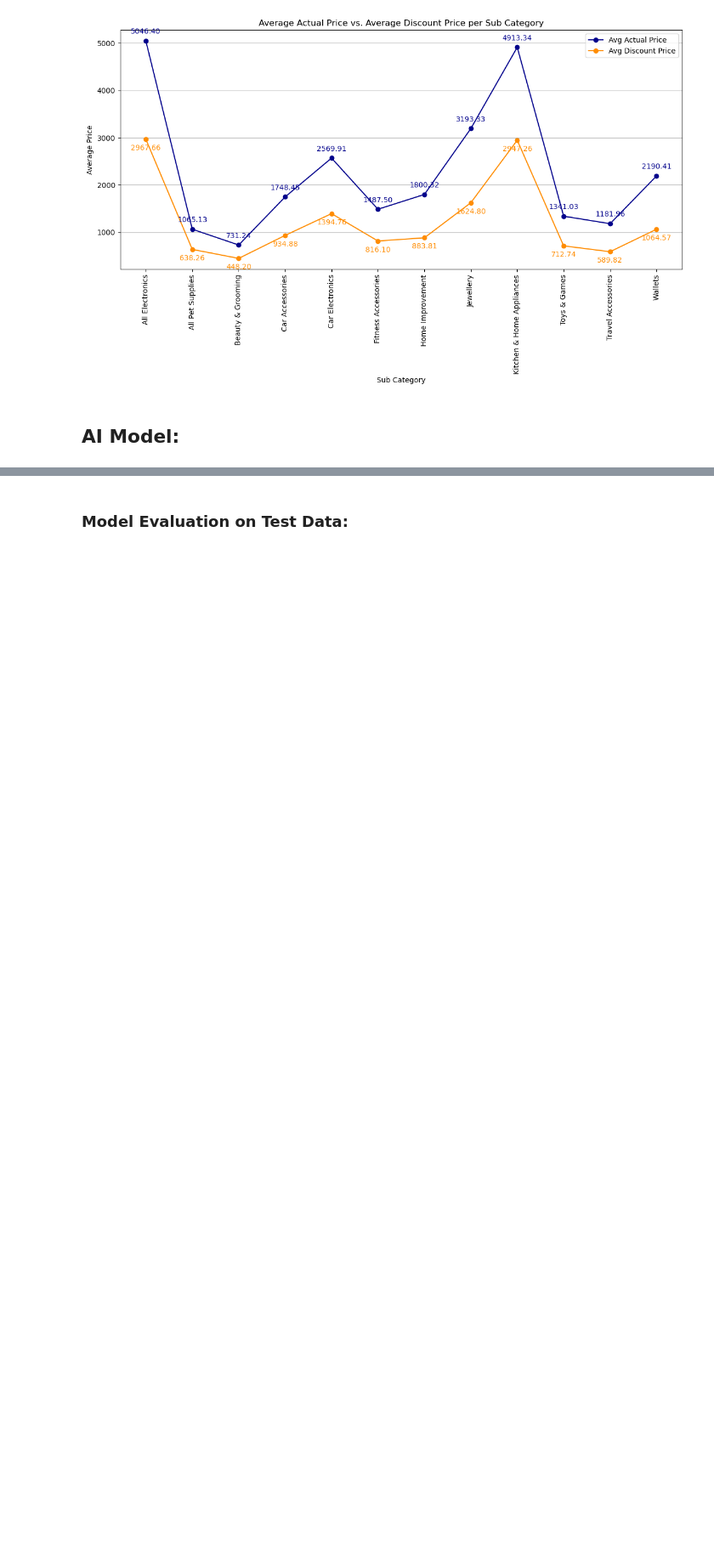
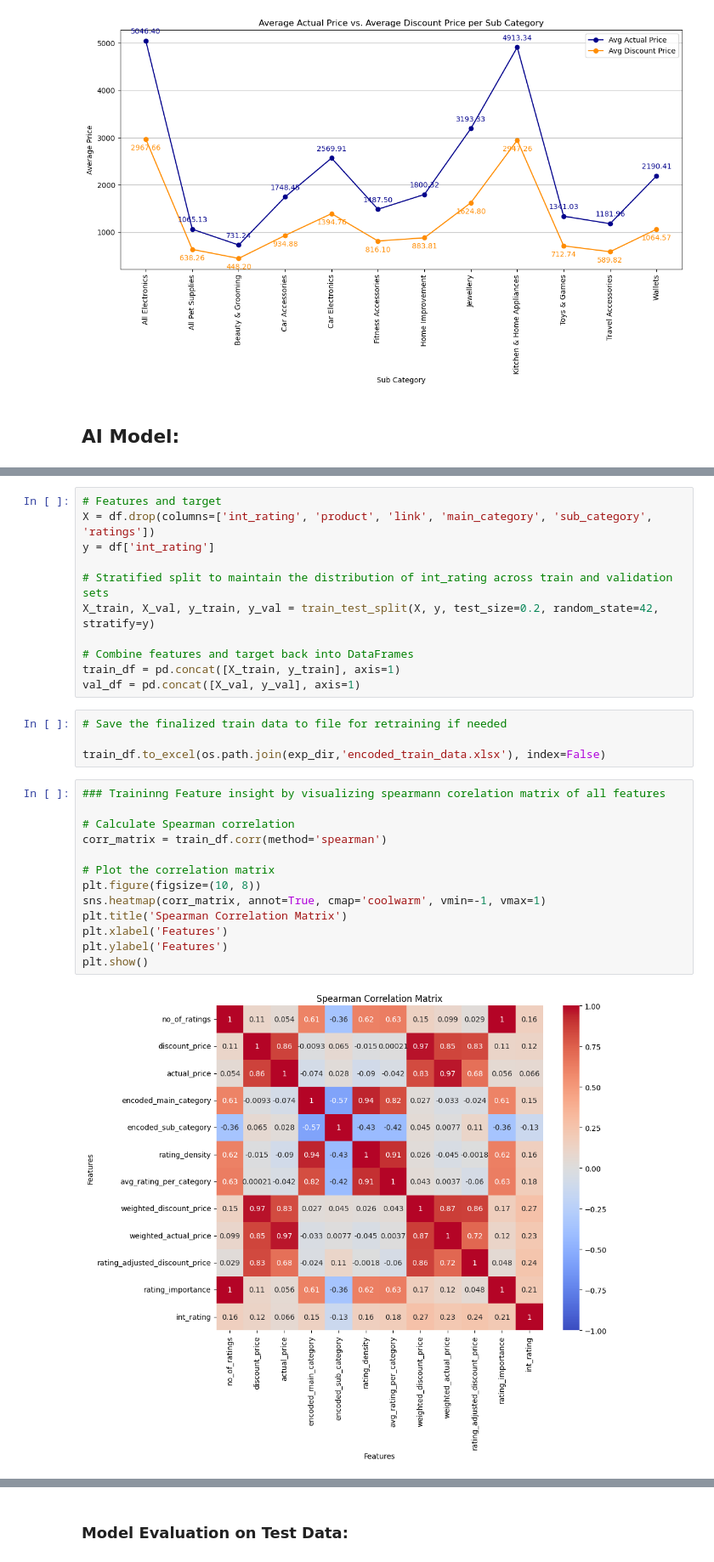
Before and after one commit to SamerEladad/TrendPulse, a Jupyter notebook: notebooks/submission/TrendPulse.ipynb, the cells around one changed output, grey strips where cells are left out. Shown at 85% size. Cells and saved outputs as stored; diff of their text form; blank space fills up the shorter version.

```diff
--- a/notebooks/submission/TrendPulse.ipynb
+++ b/notebooks/submission/TrendPulse.ipynb
@@ -242,0 +370,30 @@ code...
+# %%
+# Features and target
+X = df.drop(columns=['int_rating', 'product', 'link', 'main_category', 'sub_category', 'ratings'])
+y = df['int_rating']
+
+# Stratified split to maintain the distribution of int_rating across train and validation sets
+X_train, X_val, y_train, y_val = train_test_split(X, y, test_size=0.2, random_state=42, stratify=y)
+
+# Combine features and target back into DataFrames
+train_df = pd.concat([X_train, y_train], axis=1)
+val_df = pd.concat([X_val, y_val], axis=1)
+# %%
+# Save the finalized train data to file for retraining if needed
+
+train_df.to_excel(os.path.join(exp_dir,'encoded_train_data.xlsx'), index=False)
+# %%
+### Traininng Feature insight by visualizing spearmann corelation matrix of all features
+
+# Calculate Spearman correlation
+corr_matrix = train_df.corr(method='spearman')
+
+# Plot the correlation matrix
+plt.figure(figsize=(10, 8))
+sns.heatmap(corr_matrix, annot=True, cmap='coolwarm', vmin=-1, vmax=1)
+plt.title('Spearman Correlation Matrix')
+plt.xlabel('Features')
+plt.ylabel('Features')
+plt.show()
+# %% [output]
+[figure, added]
```
Also changed, not shown: parts of 37 cells of this notebook, 14 other files.
